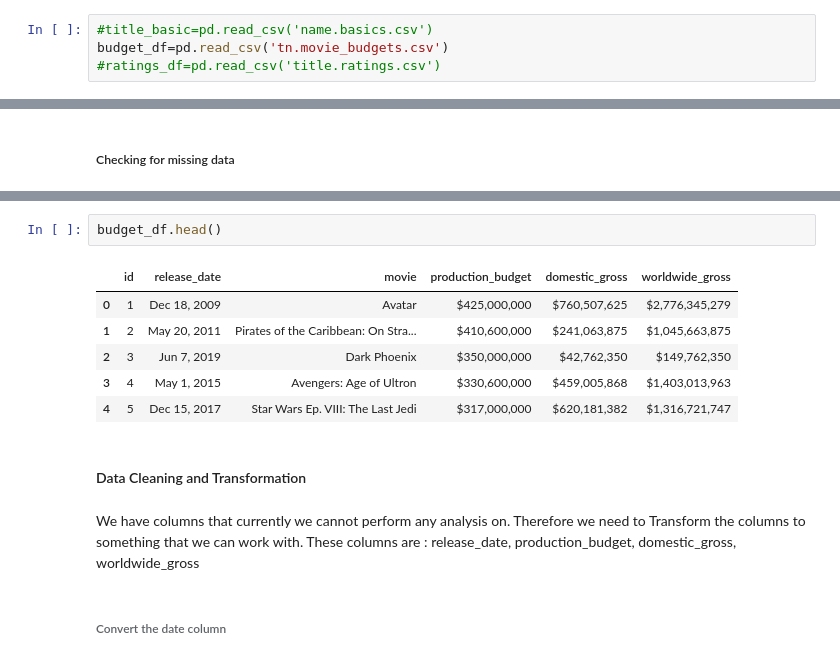
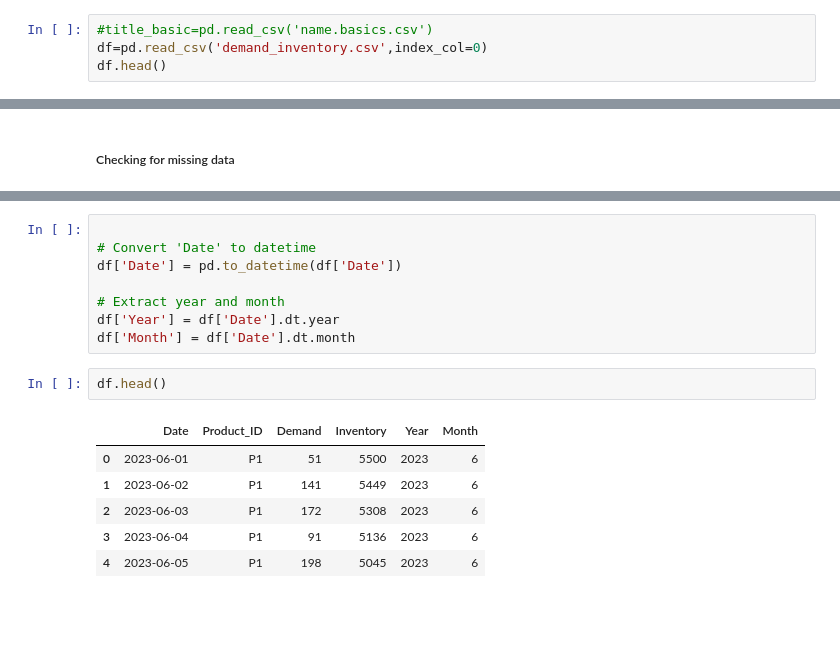
Before and after one commit to rodgersbunde/Portfolio, a Jupyter notebook: student (1).ipynb, the cells around one changed output, grey strips where cells are left out. Cells and saved outputs as stored; diff of their text form; blank space fills up the shorter version.

```diff
--- a/student (1).ipynb
+++ b/student (1).ipynb
@@ -16,4 +8,4 @@ import matplotlib.pyplot as plt
 # %%
 #title_basic=pd.read_csv('name.basics.csv')
-budget_df=pd.read_csv('tn.movie_budgets.csv')
-#ratings_df=pd.read_csv('title.ratings.csv')
+df=pd.read_csv('demand_inventory.csv',index_col=0)
+df.head()
@@ -58,17 +80,17 @@ From the dataset, It is observed that we do not have any null values.
+# %%
+
+# Convert 'Date' to datetime
+df['Date'] = pd.to_datetime(df['Date'])
+
+# Extract year and month
+df['Year'] = df['Date'].dt.year
+df['Month'] = df['Date'].dt.month
 # %%
-budget_df.head()
+df.head()
 # %% [output]
-|  | id | release_date | movie | production_budget | domestic_gross | worldwide_gross |
-| 0 | 1 | Dec 18, 2009 | Avatar | $425,000,000 | $760,507,625 | $2,776,345,279 |
-| 1 | 2 | May 20, 2011 | Pirates of the Caribbean: On Stra... | $410,600,000 | $241,063,875 | $1,045,663,875 |
-| 2 | 3 | Jun 7, 2019 | Dark Phoenix | $350,000,000 | $42,762,350 | $149,762,350 |
-| 3 | 4 | May 1, 2015 | Avengers: Age of Ultron | $330,600,000 | $459,005,868 | $1,403,013,963 |
-| 4 | 5 | Dec 15, 2017 | Star Wars Ep. VIII: The Last Jedi | $317,000,000 | $620,181,382 | $1,316,721,747 |
+|  | Date | Product_ID | Demand | Inventory | Year | Month |
+| 0 | 2023-06-01 | P1 | 51 | 5500 | 2023 | 6 |
+| 1 | 2023-06-02 | P1 | 141 | 5449 | 2023 | 6 |
+| 2 | 2023-06-03 | P1 | 172 | 5308 | 2023 | 6 |
+| 3 | 2023-06-04 | P1 | 91 | 5136 | 2023 | 6 |
+| 4 | 2023-06-05 | P1 | 198 | 5045 | 2023 | 6 |
-# %% [markdown]
-#### Data Cleaning and Transformation
-# %% [markdown]
-We have columns that currently we cannot perform any analysis on.
-Therefore we need to Transform the columns to something that we can work with. These columns are :
-    release_date, production_budget, domestic_gross, worldwide_gross
-# %% [markdown]
-###### Convert the date column
```
Also changed, not shown: parts of 33 cells of this notebook, 6 other files.
